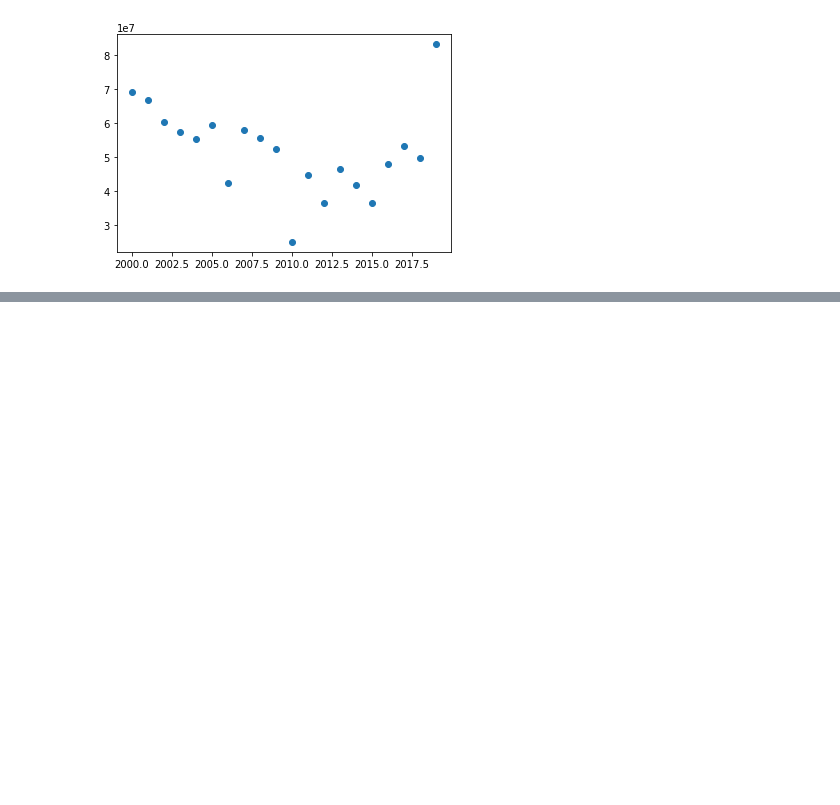
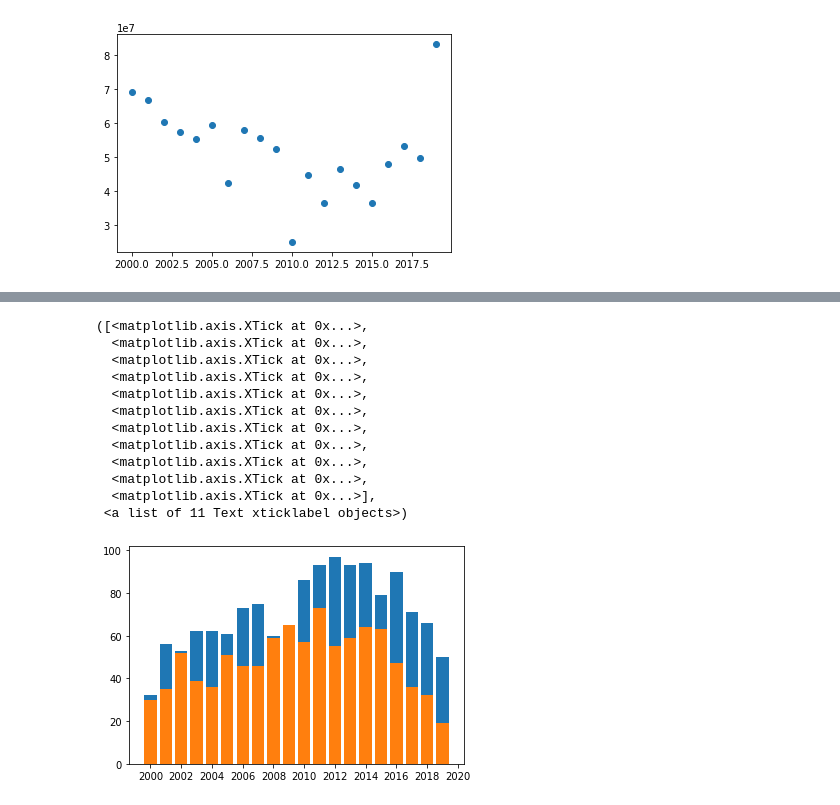
Before and after one commit to amdrexler23/module1mediaproject, a Jupyter notebook: student.ipynb, the cells around one changed output, grey strips where cells are left out. Cells and saved outputs as stored; diff of their text form; code cells hidden in the pictures; blank space fills up the shorter version.

```diff
--- a/student.ipynb
+++ b/student.ipynb
@@ -6,26 +7,38 @@ import requests as rq
 import pandas as pd
 import numpy as np
 # %%
+#Webscrape boxofficemojo for films' box office sales
 dataframes =[]
+#for loop to scrape the websites pages from year 2000-2019
 for i in range(2000,2020):
     url = 'https://www.boxofficemojo.com/year/world/{}/'.format(i)
     r = rq.get(url)
+    #create beautifulsoup object out of html
     p = BeautifulSoup(r.text, 'html.parser')
+    #find all the movie titles on the page by tag and class
     movie_titles = p.find_all('a', class_='a-link-normal')
     titles = []
+    #append each movie title to a list
     for movie in movie_titles:
         titles.append(movie.text)
+    #remove extraneous lines from the list
     domestic_titles=titles[17:-11]
-#     dom_titles = []
-#     dom_titles.append(domestic_titles)
-    titles_df = pd.DataFrame(dom_titles)
+    #create dataframe of titles
+    titles_df = pd.DataFrame(domestic_titles)
+    #find all the movie sales on the page by tag and class
     movie_gross = p.find_all('td', class_='a-text-right mojo-field-type-money')
     worldwide_gross = []
+    #append each movie gross to a list
     for movie in movie_gross:
         worldwide_gross.append(movie.text)
+    #skip every two lines in the list (unwanted data)
     domestic_gross = worldwide_gross[1::3]
+    #make dataframe of gross
     dom_gross_df = pd.DataFrame(domestic_gross)
+    #add column with the year
     dom_gross_df['Year']=i
+    #combine the two dataframes
     tables = [titles_df.T, dom_gross_df]
     result = pd.concat(tables, axis=1)
+    #append dfs to a list
     dataframes.append(result)
@@ -54,2 +48,3 @@ df=pd.concat(dataframes)
 # %%
-df.columns = ['Title', 'Domestic Gross', 'Year']
+#set column names
+df.columns = ['title', 'Domestic Gross', 'Year']
@@ -87,4 +51,2 @@ df
 # %%
 df.reset_index(drop=True, inplace=True)
-# %%
-df.rename(columns={'Title':'title'}, inplace=True)
@@ -399,0 +255,20 @@ Name: Domestic Gross, dtype: float64
+# %%
+#create bar graph of pass/no pass over past 19. years
+plt.bar(movie_pass['Year'].unique(), movie_pass.groupby('Year')['rating'].count())
+plt.bar(movie_pass['Year'].unique(), movie_nopass.groupby('Year')['rating'].count())
+xtic=[2000,2002,2004,2006,2008,2010,2012,2014,2016,2018,2020]
+plt.xticks(xtic)
+# %% [output]
+([<matplotlib.axis.XTick at 0x...>,
+  <matplotlib.axis.XTick at 0x...>,
+  <matplotlib.axis.XTick at 0x...>,
+  <matplotlib.axis.XTick at 0x...>,
+  <matplotlib.axis.XTick at 0x...>,
+  <matplotlib.axis.XTick at 0x...>,
+  <matplotlib.axis.XTick at 0x...>,
+  <matplotlib.axis.XTick at 0x...>,
+  <matplotlib.axis.XTick at 0x...>,
+  <matplotlib.axis.XTick at 0x...>,
+  <matplotlib.axis.XTick at 0x...>],
+ <a list of 11 Text xticklabel objects>)
+[figure, added]
```
Also changed, not shown: parts of 39 cells of this notebook.
